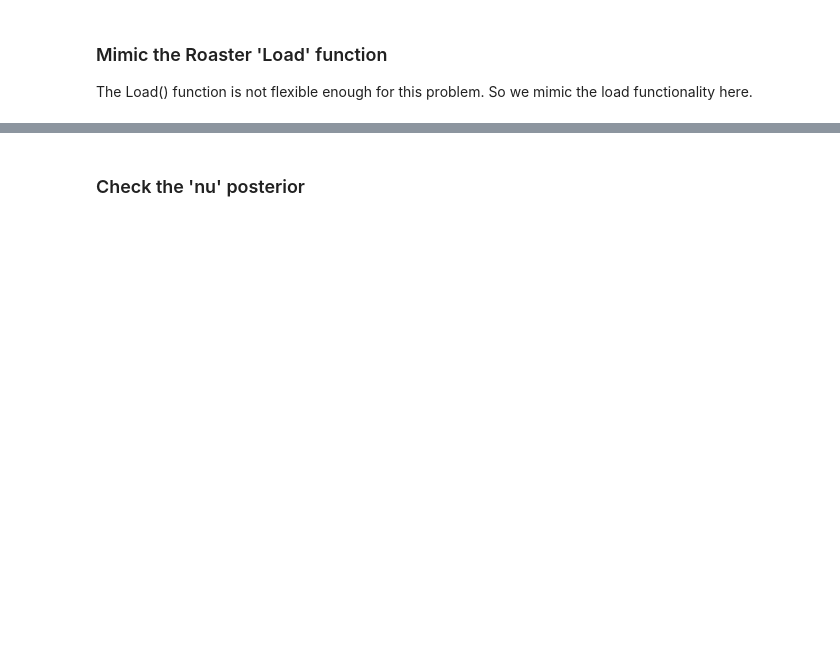
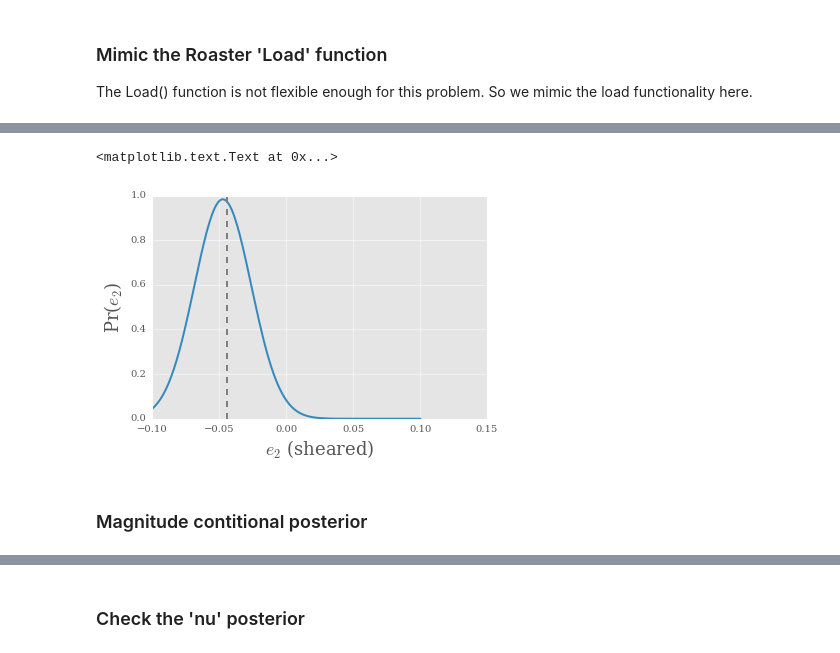
Before and after one commit to mdschneider/JIF, a Jupyter notebook: devel/debug_roaster_bias/roaster_bias_test.ipynb, the cells around one changed output, grey strips where cells are left out. Drawn from its saved outputs; the diff is of its cells as text; code cells hidden in the pictures; blank space fills up the shorter version.

```diff
--- a/devel/debug_roaster_bias/roaster_bias_test.ipynb
+++ b/devel/debug_roaster_bias/roaster_bias_test.ipynb
@@ -223,3 +238,16 @@ plt.imshow(rstr_sb.pixel_data[0] - m.array, vmin=vmin, vmax=vmax, interpolation=
+# %%
+e2 = np.linspace(-0.1, 0.1, 200)
+lnp = np.array([rstr_sb([sim_catalog[iepoch][colndx('gal_e1')] + g1, e2v]) for e2v in e2])
+
+plt.plot(e2, np.exp(lnp - np.max(lnp)*0.999), color="#348ABD", alpha=1)
+plt.axvline(sim_catalog[iepoch][colndx('gal_e2')] + g2, color='grey', linestyle='dashed')
+plt.xlabel(r"$e_2$ (sheared)", fontsize=18)
+plt.ylabel(r"Pr($e_2$)", fontsize=18)
+# %% [output]
+<matplotlib.text.Text at 0x...>
+[figure, added]
+# %% [markdown]
+### Magnitude contitional posterior
 # %%
 m = np.linspace(40.2, 40.5, 300)
 lnp = np.array([rstr_sb([0.5, hlr0, m_i]) for m_i in m])
```
Also changed, not shown: parts of 13 cells of this notebook, 4 other files.
